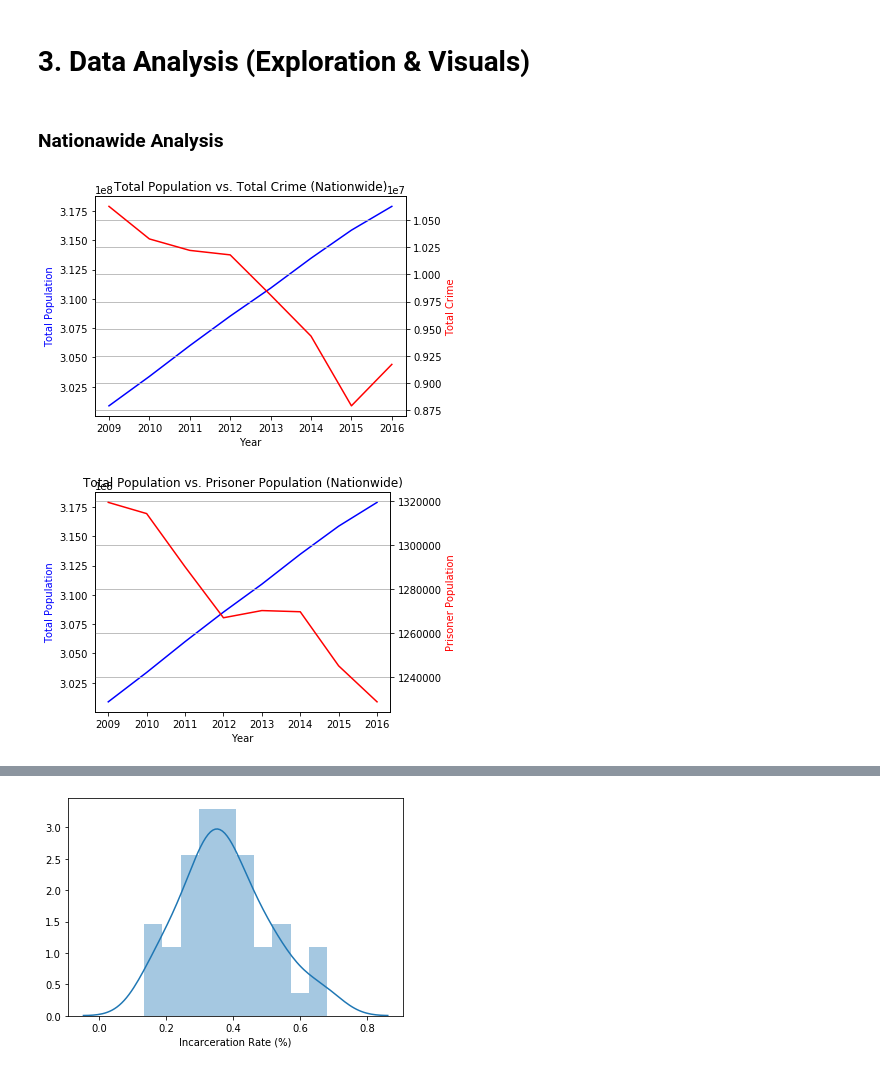
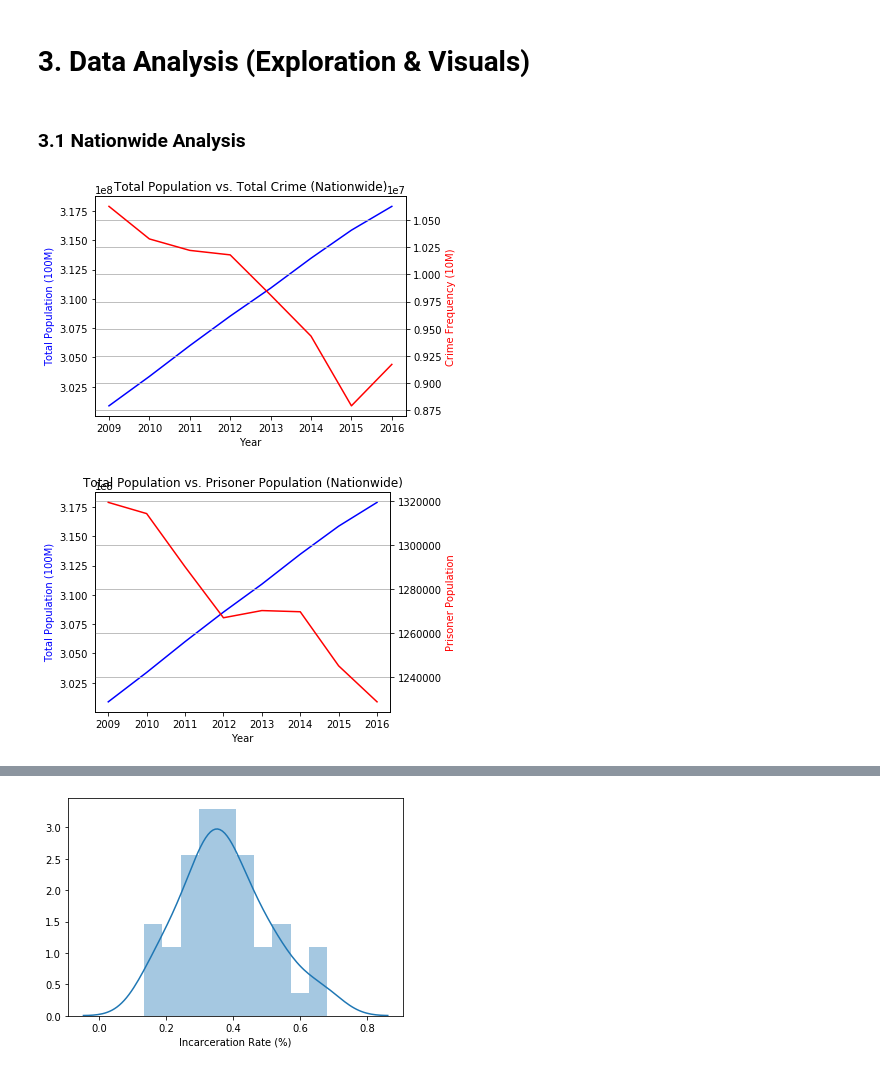
Before and after one commit to octaviaisom/Project1, a Jupyter notebook: main_oi.ipynb, the cells around one changed output, grey strips where cells are left out. Cells and saved outputs as stored; diff of their text form; code cells hidden in the pictures.

```diff
--- a/main_oi.ipynb
+++ b/main_oi.ipynb
@@ -148,8 +153,9 @@ release.reset_index()
 # %% [markdown]
 # 3. Data Analysis (Exploration & Visuals)
 # %% [markdown]
-### Nationawide Analysis
+### 3.1 Nationwide Analysis
 # %%
+#Creat formula for easier plot creation
 def linePlotDualY_grouped(group_column,
                           ax1_df,ax1_column, ax1_label, ax1_color,
                           ax2_df,ax2_column, ax2_label, ax2_color,
@@ -157,7 +163,7 @@ def linePlotDualY_grouped(group_column,
     fig, ax1 = plt.subplots()
     ax1_group = ax1_df.groupby([group_column]).sum()[ax1_column]
     ax1.plot(ax1_group, color=ax1_color, label = ax1_label)
-    ax1.set_ylabel(ax1_column, color=ax1_color)
+    ax1.set_ylabel(ax1_label, color=ax1_color)
 
     ax2 = ax1.twinx()
     ax2_group = ax2_df.groupby([group_column]).sum()[ax2_column]
@@ -166,7 +172,7 @@ def linePlotDualY_grouped(group_column,
 
     plt.grid()
     ax1.set_xlabel(group_column)
-    plt.title(f'{ax1_label} vs. {ax2_label} (Nationwide)')
+    plt.title(f'{chart_title} (Nationwide)')
 
     plt.tight_layout()
 
@@ -175,15 +181,16 @@ def linePlotDualY_grouped(group_column,
     plt.show()
 # %%
 linePlotDualY_grouped('Year',
-                      us_crime,'Total Population', 'Total Population', 'b',
-                      us_crime,'Total Crime', 'Total Crime', 'r',
+                      us_crime,'Total Population', 'Total Population (100M)', 'b',
+                      us_crime,'Total Crime', 'Crime Frequency (10M)', 'r',
                      'Total Population vs. Total Crime')
 # %% [output]
-[figure, old version]
+[figure, new version]
 # %%
+# Create line chart comparing total and prison population
 linePlotDualY_grouped('Year',
-                      us_crime,'Total Population', 'Total Population', 'b',
+                      us_crime,'Total Population', 'Total Population (100M)', 'b',
                       us_crime,'Prisoner Population', 'Prisoner Population', 'r',
                      'Total Population vs. Prisoner Population')
 # %% [output]
-[figure, old version]
+[figure, new version]
```
Also changed, not shown: parts of 29 cells of this notebook, 17 other files.
